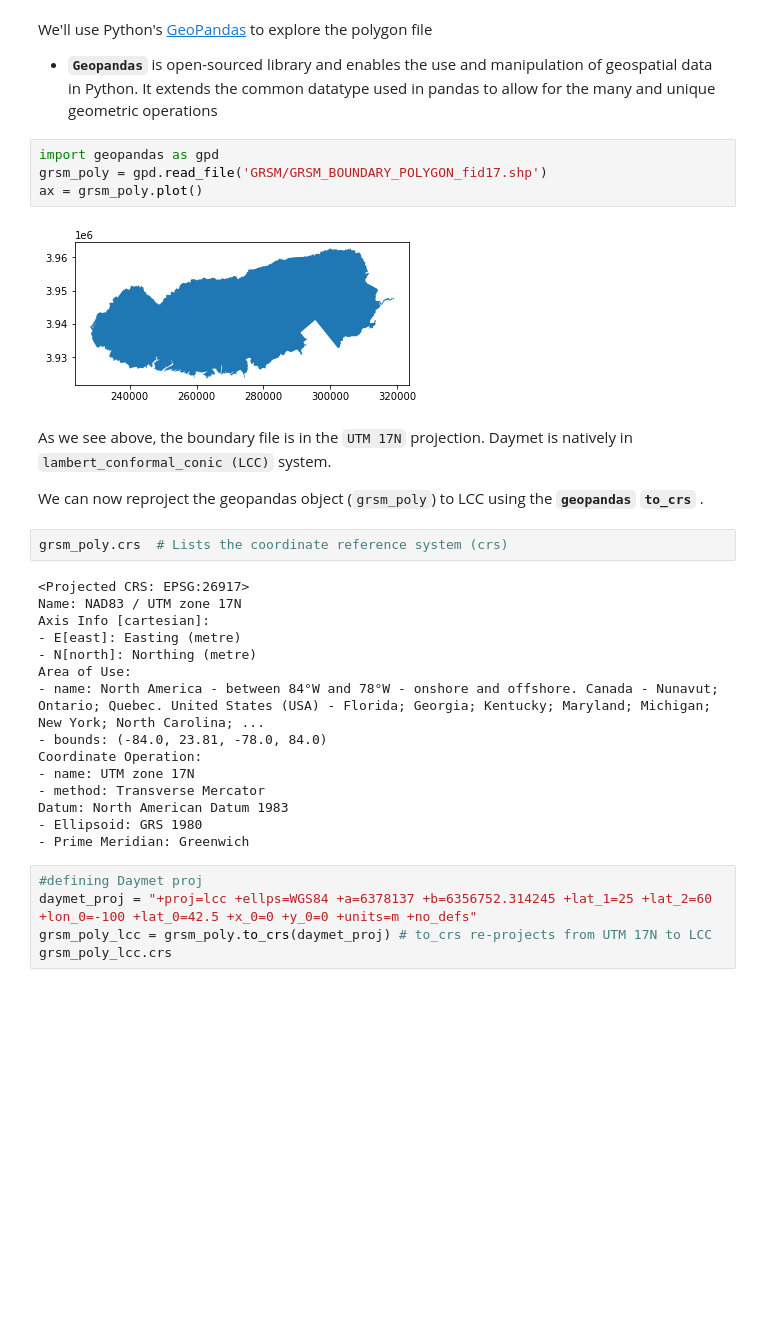
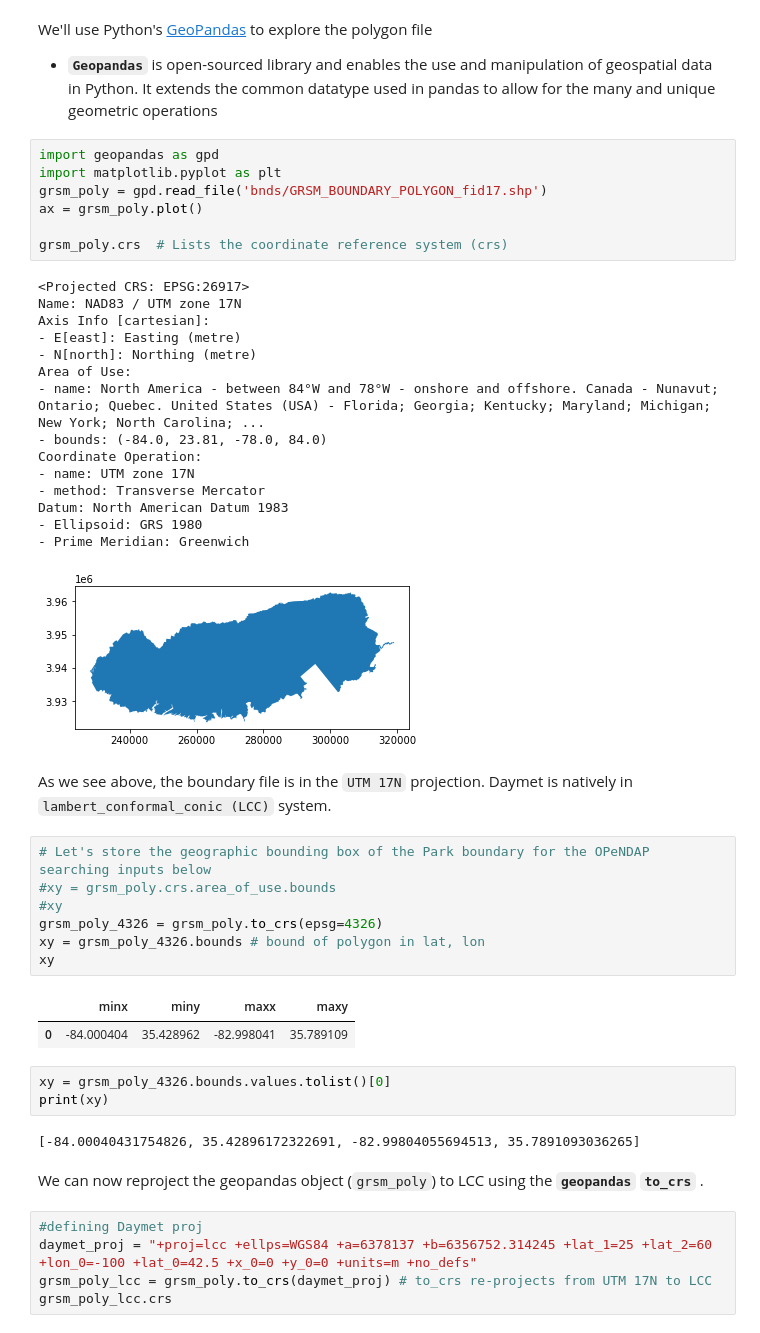
Before and after one commit to michele-personal/DaymetV4_2021_webinar, a Jupyter notebook: DaymetV4_access_subsetting.ipynb, the cells around one changed output. Saved outputs shown, nothing was run; the diff lists cells and outputs as text; blank space fills up the shorter version.

```diff
--- a/DaymetV4_access_subsetting.ipynb
+++ b/DaymetV4_access_subsetting.ipynb
@@ -50,31 +98,46 @@ We'll use Python's [GeoPandas](https://geopandas.org/index.html) to explore the
 * **`Geopandas`** is open-sourced library and enables the use and manipulation of geospatial data in Python. It extends the common datatype used in pandas to allow for the many and unique geometric operations
 # %%
 import geopandas as gpd
-grsm_poly = gpd.read_file('GRSM/GRSM_BOUNDARY_POLYGON_fid17.shp')
+import matplotlib.pyplot as plt
+grsm_poly = gpd.read_file('bnds/GRSM_BOUNDARY_POLYGON_fid17.shp')
 ax = grsm_poly.plot()
+
+grsm_poly.crs  # Lists the coordinate reference system (crs)
 # %% [output]
+<Projected CRS: EPSG:26917>
+Name: NAD83 / UTM zone 17N
+Axis Info [cartesian]:
+- E[east]: Easting (metre)
+- N[north]: Northing (metre)
+Area of Use:
+- name: North America - between 84°W and 78°W - onshore and offshore. Canada - Nunavut; Ontario; Quebec. United States (USA) - Florida; Georgia; Kentucky; Maryland; Michigan; New York; North Carolina; ...
+- bounds: (-84.0, 23.81, -78.0, 84.0)
+Coordinate Operation:
+- name: UTM zone 17N
+- method: Transverse Mercator
+Datum: North American Datum 1983
+- Ellipsoid: GRS 1980
+- Prime Meridian: Greenwich
 [figure]
 # %% [markdown]
 As we see above, the boundary file is in the `UTM 17N` projection. Daymet is natively in `lambert_conformal_conic (LCC)` system.
-
-We can now reproject the geopandas object (`grsm_poly`) to LCC using the **`geopandas`** **`to_crs`** .
-# %%
-grsm_poly.crs  # Lists the coordinate reference system (crs)
-# %% [output]
-<Projected CRS: EPSG:26917>
-Name: NAD83 / UTM zone 17N
-Axis Info [cartesian]:
-- E[east]: Easting (metre)
-- N[north]: Northing (metre)
-Area of Use:
-- name: North America - between 84°W and 78°W - onshore and offshore. Canada - Nunavut; Ontario; Quebec. United States (USA) - Florida; Georgia; Kentucky; Maryland; Michigan; New York; North Carolina; ...
-- bounds: (-84.0, 23.81, -78.0, 84.0)
-Coordinate Operation:
-- name: UTM zone 17N
-- method: Transverse Mercator
-Datum: North American Datum 1983
-- Ellipsoid: GRS 1980
-- Prime Meridian: Greenwich
+# %%
+# Let's store the geographic bounding box of the Park boundary for the OPeNDAP searching inputs below
+#xy = grsm_poly.crs.area_of_use.bounds
+#xy
+grsm_poly_4326 = grsm_poly.to_crs(epsg=4326)
+xy = grsm_poly_4326.bounds # bound of polygon in lat, lon
+xy
+# %% [output]
+|  | minx | miny | maxx | maxy |
+| 0 | -84.000404 | 35.428962 | -82.998041 | 35.789109 |
+# %%
+xy = grsm_poly_4326.bounds.values.tolist()[0]
+print(xy)
+# %% [output]
+[-84.00040431754826, 35.42896172322691, -82.99804055694513, 35.7891093036265]
+# %% [markdown]
+We can now reproject the geopandas object (`grsm_poly`) to LCC using the **`geopandas`** **`to_crs`** .
 # %%
 #defining Daymet proj
 daymet_proj = "+proj=lcc +ellps=WGS84 +a=6378137 +b=6356752.314245 +lat_1=25 +lat_2=60 +lon_0=-100 +lat_0=42.5 +x_0=0 +y_0=0 +units=m +no_defs"
```
Also changed, not shown: parts of 29 cells of this notebook.
